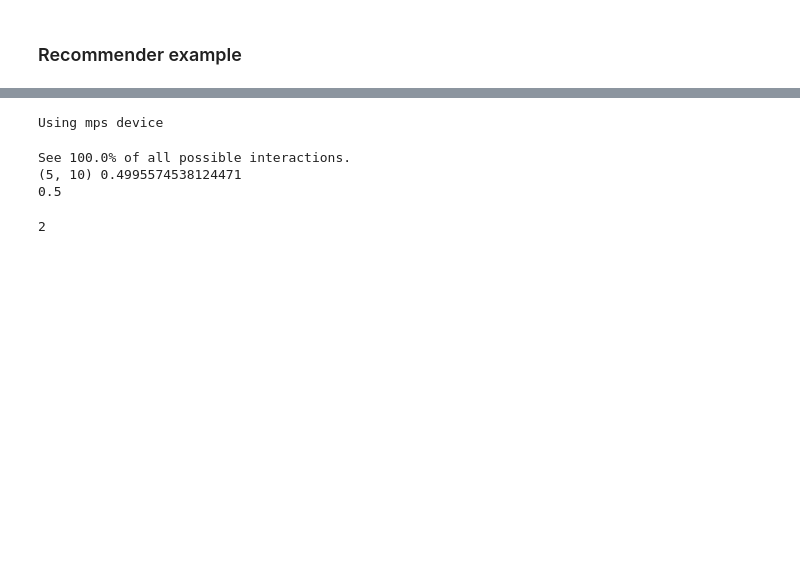
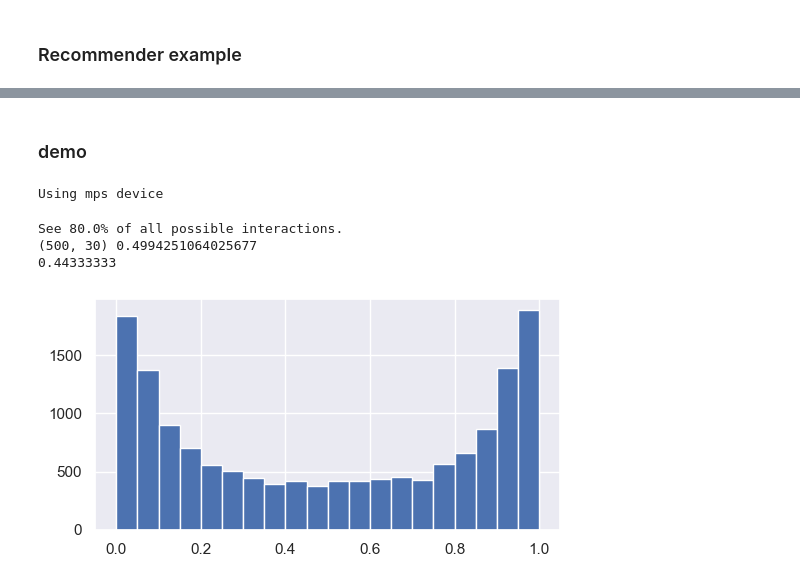
Before and after one commit to rubennaeff/data-science, a Jupyter notebook: exploration/ttsn.ipynb, the cells around one changed output, grey strips where cells are left out. Saved outputs shown, nothing was run; the diff lists cells and outputs as text; code cells hidden in the pictures; blank space fills up the shorter version.

```diff
--- a/exploration/ttsn.ipynb
+++ b/exploration/ttsn.ipynb
@@ -93,3 +90,5 @@ class TwoTowerModel(nn.Module):
+# %% [markdown]
+### demo
 # %%
 dtype = torch.float32
 # device = "cpu"
@@ -104,40 +103,39 @@ print(f"Using {device} device")
 Using mps device
 # %%
 # Simulate user and item interactions
-n_users = 5  # 200  # 1000
-n_items =  10  # 500
-frac_imp = 1.  # only have interactions for % of all (user, item) pairs
+n_users = 500  # 1000
+n_items =  30  # 500
+frac_imp = .8  # only have interactions for % of all (user, item) pairs
 n_imp = int(frac_imp * n_users * n_items)
-true_emb_dim = 2  # using this to simulate true interests
+true_emb_dim = 4  # using this to simulate true interests
+threshold = .6  # 0.5  higher threshold gives fewer positives
 print("See %.1f%% of all possible interactions." % (100. * n_imp / (n_users * n_items)))
 
 # Simulate data (no features for now), using numpy
 np.random.seed(123)
-user_true_emb = np.random.randn(n_users, true_emb_dim)
-user_true_emb = user_true_emb / np.sqrt(np.square(user_true_emb).sum(axis=1)).reshape(-1, 1)
-item_true_emb = np.random.randn(n_items, true_emb_dim)
-item_true_emb = item_true_emb / np.sqrt(np.square(item_true_emb).sum(axis=1)).reshape(-1, 1)
-users, items = pd.DataFrame({'dummy': np.zeros(n_users)}), pd.DataFrame({'dummy': np.zeros(n_items)})
-# genders = ['male', 'non-binary', 'female']
-# users = pd.DataFrame({
-#     'age': np.maximum(18, 40 + 15 * np.random.randn(n_users)).astype(int),
-#     'gender': np.random.choice(genders, n_users, p=[.49, .49, .02]),
-# })
-# topics = ['food', 'culture', 'civics', 'sports', 'science', 'business']  # just random categories
-# items = pd.DataFrame({
-#     'topic': np.random.choice(topics, n_items),  # uniform distribution
-# })
+# user_true_emb = 2 * np.random.randn(n_users, true_emb_dim)
+# item_true_emb = 2 * np.random.randn(n_items, true_emb_dim)
+# users, items = pd.DataFrame({'dummy': np.zeros(n_users)}), pd.DataFrame({'dummy': np.zeros(n_items)})
+genders = ['male', 'non-binary', 'female']
+users = pd.DataFrame({
+    'age': np.maximum(18, 40 + 15 * np.random.randn(n_users)).astype(int),
+    'gender': np.random.choice(genders, n_users, p=[.49, .49, .02]),
+})
+topics = ['food', 'culture', 'civics', 'sports', 'science', 'business']  # just random categories
+items = pd.DataFrame({
+    'topic': np.random.choice(topics, n_items),  # uniform distribution
+})
 
-# cat_features = [genders, topics]
-# cat_emb = {category: np.random.randn(true_emb_dim) for feature in cat_features for category in feature}
-# emb = np.random.randn(n_users, true_emb_dim) \
-#     + (users['age'] / users['age'].max()).values.reshape(-1, 1) \
-#     + np.array(users['gender'].map(cat_emb).tolist())
-# emb = (emb - emb.mean(axis=1).reshape(-1, 1)) / emb.std(axis=1).reshape(-1, 1)
-# user_true_emb = emb
-# emb = np.random.randn(n_items, true_emb_dim) + np.array(items['topic'].map(cat_emb).tolist())
-# emb = (emb - emb.mean(axis=1).reshape(-1, 1)) / emb.std(axis=1).reshape(-1, 1)
-# item_true_emb = emb
+cat_features = [genders, topics]
+cat_emb = {category: np.random.randn(true_emb_dim) for feature in cat_features for category in feature}
+emb = np.random.randn(n_users, true_emb_dim) \
+    + (users['age'] / users['age'].max()).values.reshape(-1, 1) \
+    + np.array(users['gender'].map(cat_emb).tolist())
+emb = (emb - emb.mean(axis=1).reshape(-1, 1)) / emb.std(axis=1).reshape(-1, 1)
+user_true_emb = emb
+emb = np.random.randn(n_items, true_emb_dim) + np.array(items['topic'].map(cat_emb).tolist())
+emb = (emb - emb.mean(axis=1).reshape(-1, 1)) / emb.std(axis=1).reshape(-1, 1)
+item_true_emb = emb
 
 p_true = sigmoid(user_true_emb.dot(item_true_emb.T))  # true proability of user i liking item j
 print(p_true.shape, p_true.mean())
@@ -148,14 +146,18 @@ print(p_true.shape, p_true.mean())
 # item_ids = torch.randint(0, n_items, (n_imp,), generator=g)
 user_ids = torch.cat([torch.full((n_items,), i, device=device) for i in range(n_users)])[:n_imp]
 item_ids = torch.cat([torch.arange(n_items, device=device)] * n_users)[:n_imp]
-labels = (torch.tensor(p_true, dtype=dtype, device=device)[user_ids, item_ids] > .5).type(dtype)  # deterministic
-# labels = (torch.tensor(p_true).to(device)[user_ids, item_ids] > torch.rand(n_imp)).float()  # probabilitic (prob needs repeats)
+labels = (torch.tensor(p_true, dtype=dtype, device=device)[user_ids, item_ids] > threshold).type(dtype)  # deterministic
+# labels = (torch.tensor(p_true, dtype=dtype, device=device)[user_ids, item_ids] > torch.rand(n_imp, dtype=dtype, device=device)).float()  # probabilitic
 print(labels.cpu().numpy().mean())
 # labels
 # %% [output]
-See 100.0% of all possible interactions.
-(5, 10) 0.4995574538124471
-0.5
+See 80.0% of all possible interactions.
+(500, 30) 0.4994251064025677
+0.44333333
+# %%
+_ = pd.Series(p_true.reshape(-1)).hist(bins=np.linspace(0, 1, 21), figsize=(6, 3))
+# %% [output]
+[figure, added]
 # %%
 # torch hyperparameters
 lr = 0.01
@@ -164,4 +164,0 @@ n_print = 10
-# %%
-print(true_emb_dim)
-# %% [output]
-2
```
Also changed, not shown: parts of 12 cells of this notebook.
